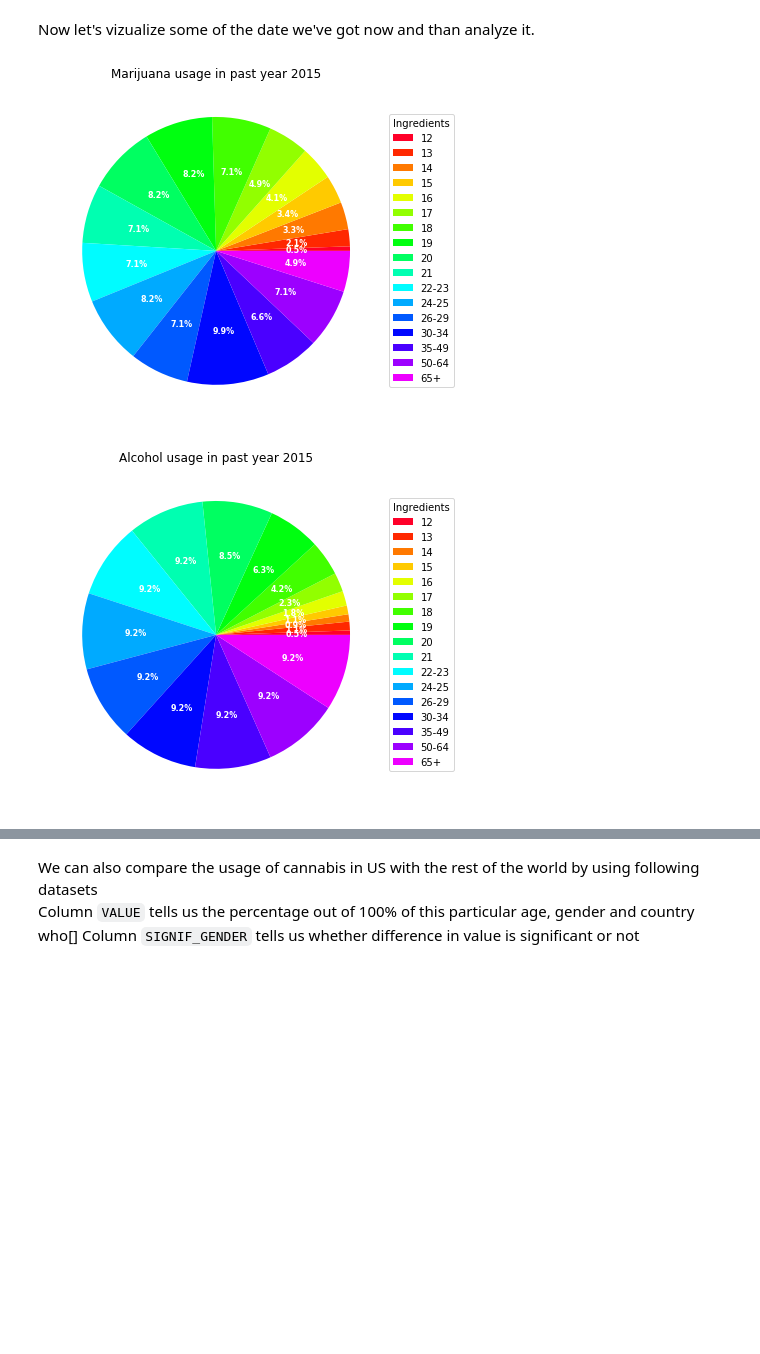
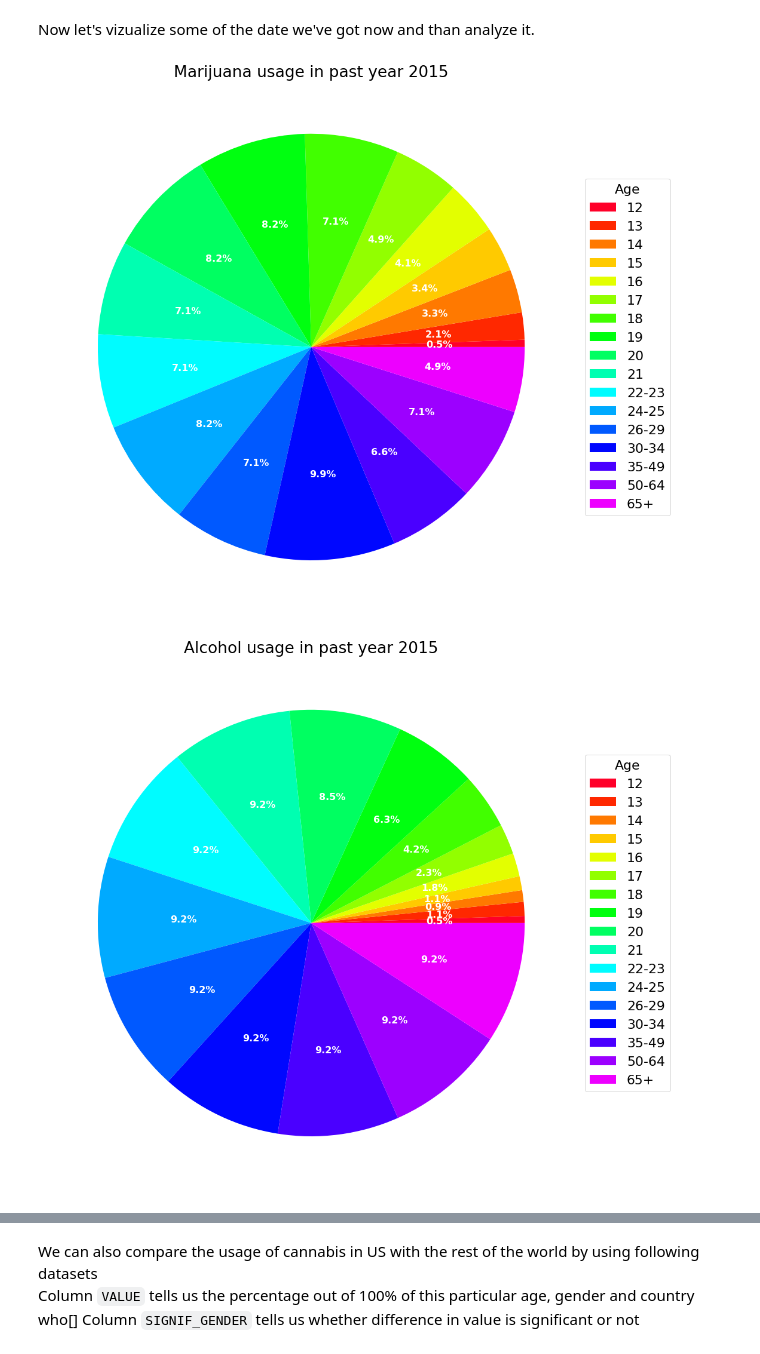
Before and after one commit to st-rom/dataprocessing_project, a Jupyter notebook: project/Project.ipynb, the cells around one changed output, grey strips where cells are left out. Drawn from its saved outputs; the diff is of its cells as text; code cells hidden in the pictures; blank space fills up the shorter version.

```diff
--- a/project/Project.ipynb
+++ b/project/Project.ipynb
@@ -227,7 +227,7 @@ means1 = list(data2_forplot["12 or Older Estimate"])
 means2 = list(data5_forplot["12 or Older Estimate"])
 
 
-fig, ax = plt.subplots()
+fig, ax = plt.subplots(figsize=(22, 22))
 
 index = np.arange(n_groups)
 bar_width = 0.35
@@ -235,22 +235,23 @@ bar_width = 0.35
 opacity = 0.4
 error_config = {'ecolor': '0.3'}
 
-rects1 = ax.bar(index, means1, bar_width,
+rects1 = ax.barh(index, means1, bar_width,
                 alpha=opacity, color=colors, error_kw=error_config,
                 label='Past year')
 
-rects2 = ax.bar(index + bar_width, means2, bar_width,
+rects2 = ax.barh(index + bar_width, means2, bar_width,
                 alpha=opacity, color=colors, error_kw=error_config,
                 label='First usage')
 
-ax.set_xlabel('States')
-ax.set_ylabel("First column - Past year usage\nSecond column - First time usage in past year")
+ax.set_ylabel('States')
+ax.set_xlabel("First column - Past year usage\nSecond column - First time usage in past year")
 ax.set_title('Usage of marijuana in past year')
-ax.set_xticks(index + bar_width / 2)
-ax.set_xticklabels(states)
+ax.set_yticks(index + bar_width / 2)
+ax.set_yticklabels(states)
 #ax.legend()
+
 ax.legend(handles=[grey_patch, blue_patch, green_patch])
-
+plt.rcParams.update({'font.size': 22})
 
 # spos = Slider(axpos, 'Pos', 0.1, 90.0)
 # def update(val):
@@ -323,34 +324,33 @@ data_all_uses
 Now let's vizualize some of the date we've got now and than analyze it.
 # %%
 def pie_diagram(column, caption):
-    fig, ax = plt.subplots(figsize=(6, 13), subplot_kw=dict(aspect="equal"))
+    fig, ax = plt.subplots(figsize=(16, 28), subplot_kw=dict(aspect="equal"))
 
     data = list(data_all_uses[column])
     ingredients = list(data_all_uses["age"])
     cm = plt.get_cmap('gist_rainbow')
 
     def func(pct, allvals):
         absolute = int(pct/100.*np.sum(allvals))
         return "{:.1f}%".format(pct, absolute)
 
 
     wedges, texts, autotexts = ax.pie(data, autopct=lambda pct: func(pct, data),
                                       textprops=dict(color="w"), colors=[cm(1.*i/len(ingredients)) for i in range(len(ingredients))])
-
+    plt.rcParams.update({'font.size': 22})
     ax.legend(wedges, ingredients,
-              title="Ingredients",
+              title="Age",
               loc="center left",
               bbox_to_anchor=(1, 0, 0.5, 1))
-    plt.setp(autotexts, size=8, weight="bold")
+    plt.setp(autotexts, size=16, weight="bold")
     ax.set_title(caption)
-
     #ax.set_color_cycle([cm(1.*i/20) for i in range(20)])
     plt.show()
 pie_diagram("marijuana-frequency", "Marijuana usage in past year 2015")
 pie_diagram("alcohol-frequency", "Alcohol usage in past year 2015")
 # %% [output]
-[figure, old version]
+[figure, new version]
-[figure, old version]
+[figure, new version]
 # %%
 def histo(type1, type2, type3):
     n_groups = len(data_all_uses["age"])
```
Also changed, not shown: parts of 17 cells of this notebook.
